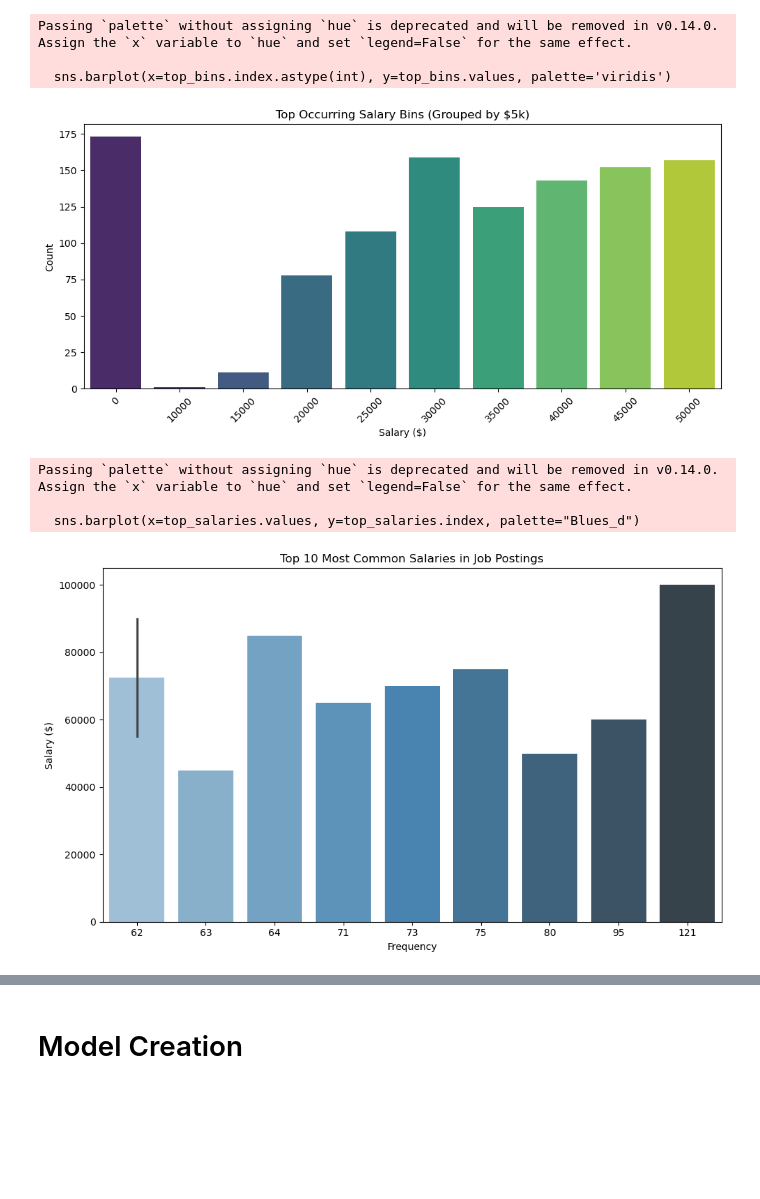
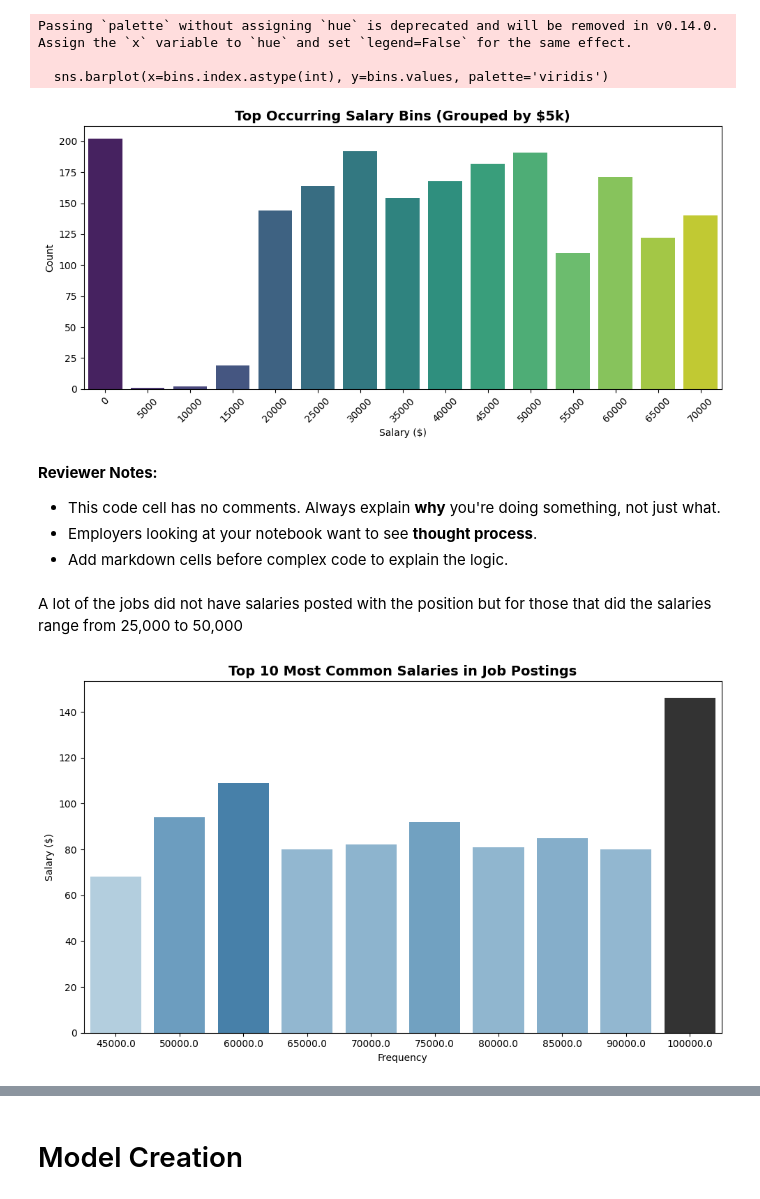
Before and after one commit to PTucc327/Job_Market_Analysis, a Jupyter notebook: job_market_analysis.ipynb, the cells around one changed output, grey strips where cells are left out. Saved outputs shown, nothing was run; the diff lists cells and outputs as text; code cells hidden in the pictures; blank space fills up the shorter version.

```diff
--- a/job_market_analysis.ipynb
+++ b/job_market_analysis.ipynb
@@ -72,2 +309,6 @@ dtype: int64
 # %%
-df.dropna(subset=['job_title','salary', 'sector', 'location'], inplace=True)
+#Dropping columns that have no unique values
+cols_to_drop = ['country', 'country_code', 'has_expired', 'job_board']
+drop_existing = [col for col in cols_to_drop if col in df.columns]
+df.drop(columns=drop_existing, inplace=True)
+print(f"Dropped columns: {drop_existing}")
@@ -214,0 +450,14 @@ Working with Salary
+# %%
+#Taking the job_titles and extracting the field ex. tech, healthcare
+from nltk.tokenize import word_tokenize
+from nltk.stem import WordNetLemmatizer
+
+lemmatizer = WordNetLemmatizer()
+
+def lemmatize_title(title):
+    words = word_tokenize(str(title).lower())
+    lemmas = [lemmatizer.lemmatize(word) for word in words]
+    return ' '.join(lemmas)
+# %%
+#Extract specific titles and create a new field lemmatized_title
+df['lemmatized_title'] = df['job_title'].apply(lemmatize_title)
@@ -214,0 +497,10 @@ Working with Salary
+# %%
+#mapping the lemmatized_title to job_category
+def map_category(title):
+    title = str(title).lower()
+    for keyword, category in job_categories.items():
+        if keyword in title:
+            return category
+    return 'Other'  # Default if no keyword matched
+
+df['job_category'] = df['lemmatized_title'].apply(map_category)
@@ -290,7 +651,8 @@ top_bins = salary_counts.head(10)
 # %%
+#Creating a plot of salary bins
 plt.figure(figsize=(10, 5))
-sns.barplot(x=top_bins.index.astype(int), y=top_bins.values, palette='viridis')
-plt.title("Top Occurring Salary Bins (Grouped by $5k)")
+sns.barplot(x=bins.index.astype(int), y=bins.values, palette='viridis')
+plt.title("Top Occurring Salary Bins (Grouped by $5k)", fontdict={'fontsize': 14, 'fontweight': 'bold'})
 plt.xlabel("Salary ($)")
 plt.ylabel("Count")
 plt.xticks(rotation=45)
@@ -299,21 +661,27 @@ plt.show()
 # %% [output]
 Passing `palette` without assigning `hue` is deprecated and will be removed in v0.14.0. Assign the `x` variable to `hue` and set `legend=False` for the same effect.
 
-  sns.barplot(x=top_bins.index.astype(int), y=top_bins.values, palette='viridis')
+  sns.barplot(x=bins.index.astype(int), y=bins.values, palette='viridis')
-[figure, old version]
+[figure, new version]
+# %% [markdown]
+**Reviewer Notes:**
+
+- This code cell has no comments. Always explain **why** you're doing something, not just what.
+- Employers looking at your notebook want to see **thought process**.
+- Add markdown cells before complex code to explain the logic.
+# %% [markdown]
+A lot of the jobs did not have salaries posted with the position but for those that did the salaries range from 25,000 to 50,000
 # %%
+#visualize the top salaries
 top_salaries = df['max_salary_yearly'].value_counts().nlargest(10)
 
 # Step 4: Plot
 plt.figure(figsize=(10, 6))
-sns.barplot(x=top_salaries.values, y=top_salaries.index, palette="Blues_d")
+sns.barplot(x=top_salaries.index, y=top_salaries, palette="Blues_d", hue = top_salaries, legend=False)
 plt.xlabel("Frequency")
 plt.ylabel("Salary ($)")
-plt.title("Top 10 Most Common Salaries in Job Postings")
+plt.title("Top 10 Most Common Salaries in Job Postings", fontdict={'fontsize': 14, 'fontweight': 'bold'})
 plt.tight_layout()
 plt.show()
 # %% [output]
-Passing `palette` without assigning `hue` is deprecated and will be removed in v0.14.0. Assign the `x` variable to `hue` and set `legend=False` for the same effect.
-
-  sns.barplot(x=top_salaries.values, y=top_salaries.index, palette="Blues_d")
-[figure, old version]
+[figure, new version]
```
Also changed, not shown: parts of 93 cells of this notebook.
